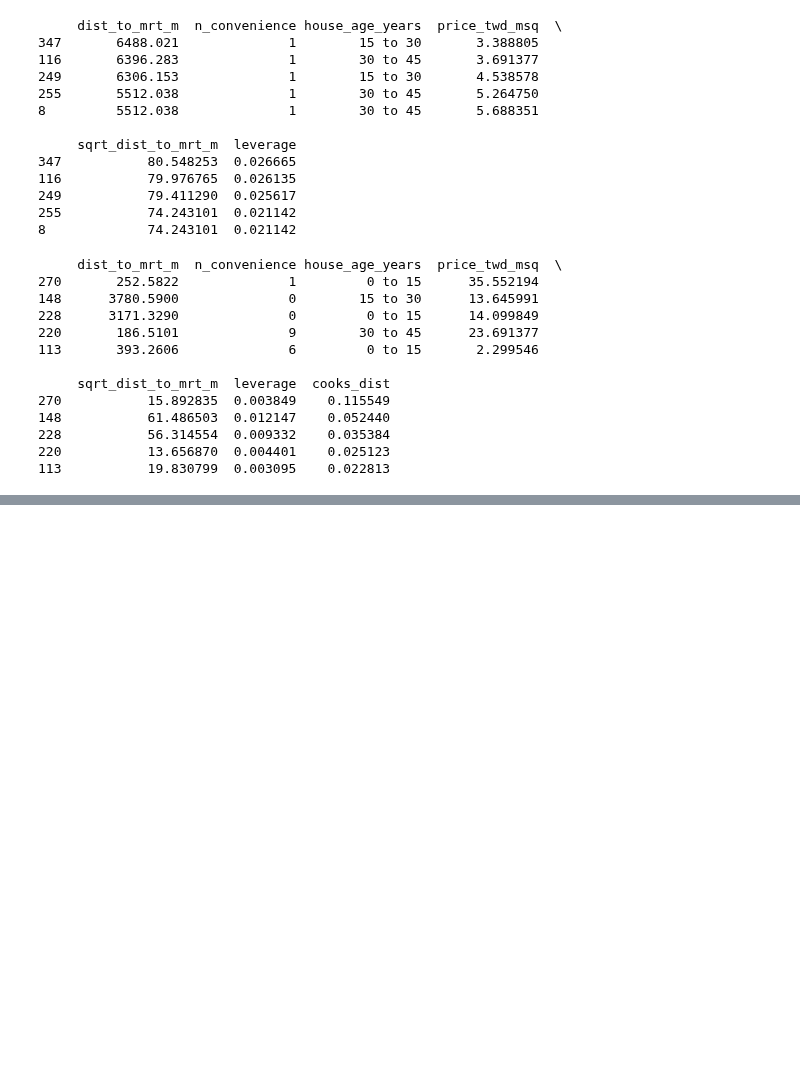
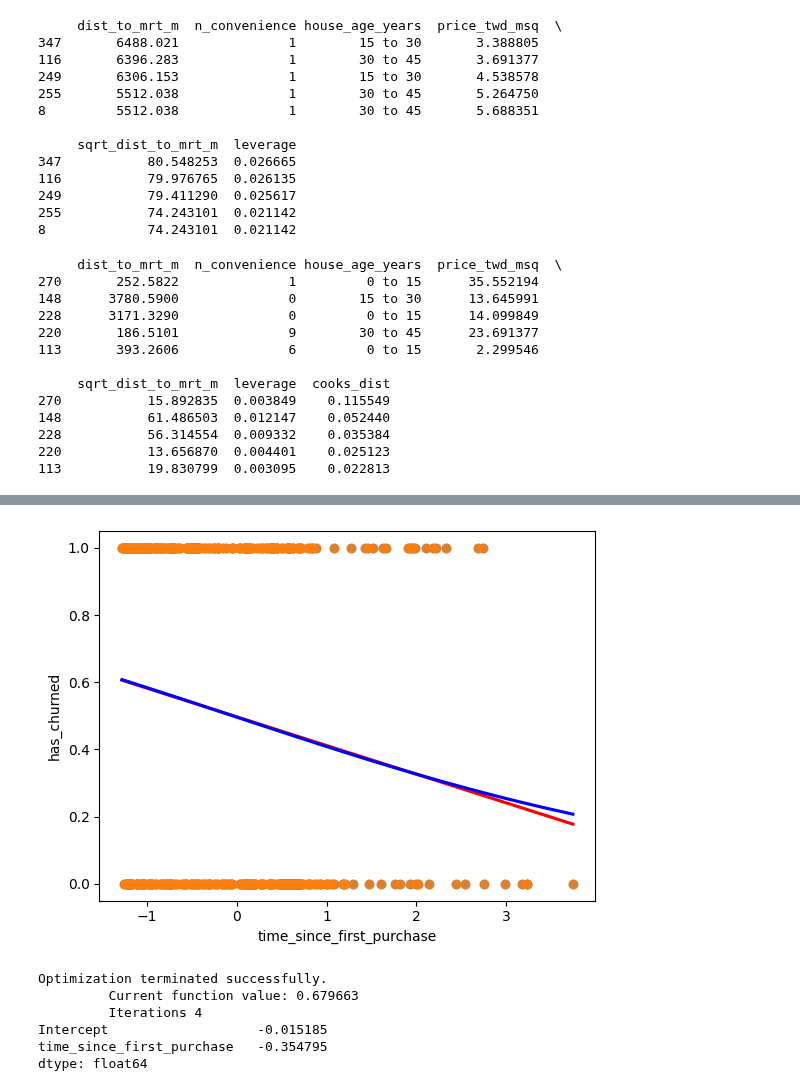
Before and after one commit to MichaelSzczepaniak/DataCamp, a Jupyter notebook: Tracks/Associate Data Scientist/26 Introduction to Regression with statsmodels in Python/StatmodelsRegression.ipynb, the cells around one changed output, grey strips where cells are left out. Cells and saved outputs as stored; diff of their text form; code cells hidden in the pictures; blank space fills up the shorter version.

```diff
--- a/Tracks/Associate Data Scientist/26 Introduction to Regression with statsmodels in Python/StatmodelsRegression.ipynb
+++ b/Tracks/Associate Data Scientist/26 Introduction to Regression with statsmodels in Python/StatmodelsRegression.ipynb
@@ -566,0 +585,35 @@ print(taiwan_real_estate.sort_values("cooks_dist", ascending=False).head())
+# %%
+# linear regression trend line and a scatter plot of time_since_first_purchase vs. has_churned
+sns.regplot(x="time_since_first_purchase",
+            y="has_churned",
+            data=df_churn,
+            ci=None,
+            line_kws={"color": "red"})
+            # logistic=True)
+
+# logistic regression trend line and a scatter plot of time_since_first_purchase vs. has_churned
+sns.regplot(x="time_since_first_purchase",
+            y="has_churned",
+            data=df_churn,
+            ci=None,
+            logistic=True,
+            line_kws={"color": "blue"})
+
+plt.show()
+# %% [output]
+[figure, added]
+# %%
+from statsmodels.formula.api import logit
+
+# Fit logistic regression of churn vs. length of relationship
+mdl_churn_vs_relationship = logit("has_churned ~ time_since_first_purchase", data=df_churn).fit()
+
+# Print the parameters of the fitted model
+print(mdl_churn_vs_relationship.params)
+# %% [output]
+Optimization terminated successfully.
+         Current function value: 0.679663
+         Iterations 4
+Intercept                   -0.015185
+time_since_first_purchase   -0.354795
+dtype: float64
```
Also changed, not shown: parts of 21 cells of this notebook, 1 other file.
